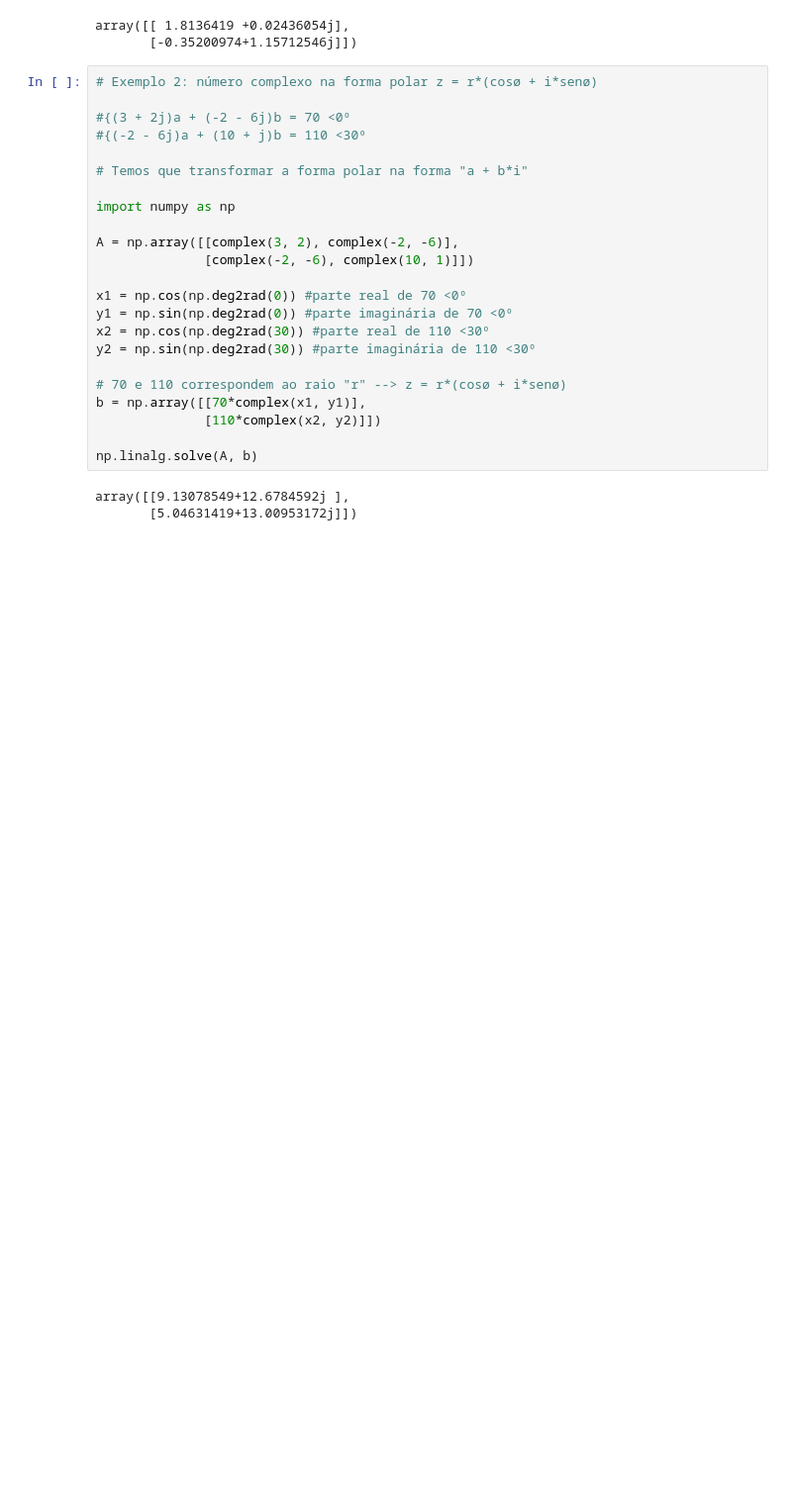
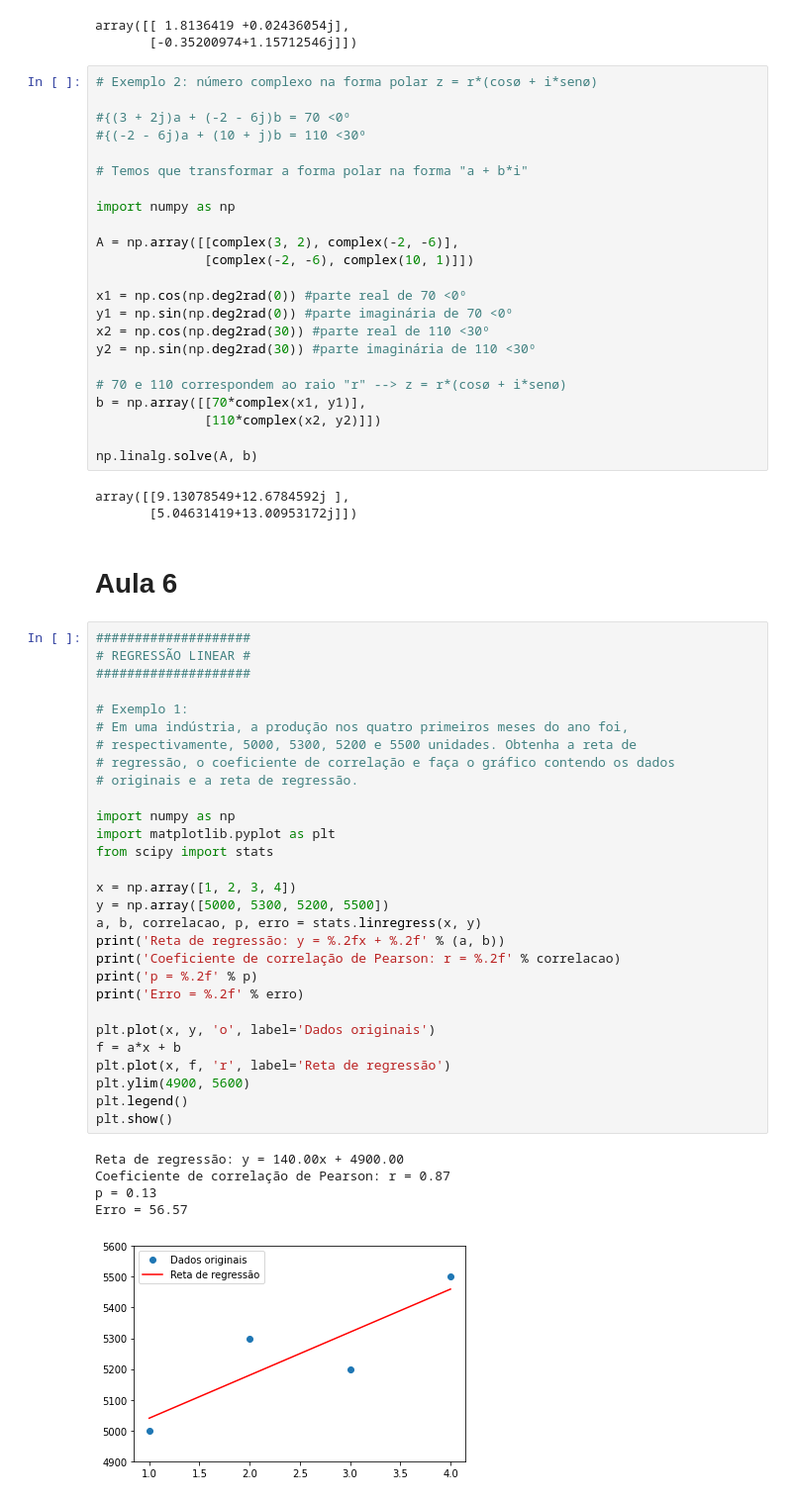
Before and after one commit to nirlan/applied-math-python, a Jupyter notebook: Ferramentas_Matemáticas_Aplicadas.ipynb, the cells around one changed output. Shown: that part at 99% size. Cells and saved outputs as stored; diff of their text form; blank space fills up the shorter version.

```diff
--- a/Ferramentas_Matemáticas_Aplicadas.ipynb
+++ b/Ferramentas_Matemáticas_Aplicadas.ipynb
@@ -1139,3 +1139,40 @@ np.linalg.solve(A, b)
 # %% [output]
 array([[9.13078549+12.6784592j ],
        [5.04631419+13.00953172j]])
+# %% [markdown]
+# Aula 6
+# %%
+####################
+# REGRESSÃO LINEAR #
+####################
+
+# Exemplo 1:
+# Em uma indústria, a produção nos quatro primeiros meses do ano foi,
+# respectivamente, 5000, 5300, 5200 e 5500 unidades. Obtenha a reta de
+# regressão, o coeficiente de correlação e faça o gráfico contendo os dados
+# originais e a reta de regressão.
+
+import numpy as np
+import matplotlib.pyplot as plt
+from scipy import stats
+
+x = np.array([1, 2, 3, 4])
+y = np.array([5000, 5300, 5200, 5500])
+a, b, correlacao, p, erro = stats.linregress(x, y)
+print('Reta de regressão: y = %.2fx + %.2f' % (a, b))
+print('Coeficiente de correlação de Pearson: r = %.2f' % correlacao)
+print('p = %.2f' % p)
+print('Erro = %.2f' % erro)
+
+plt.plot(x, y, 'o', label='Dados originais')
+f = a*x + b
+plt.plot(x, f, 'r', label='Reta de regressão')
+plt.ylim(4900, 5600)
+plt.legend()
+plt.show()
+# %% [output]
+Reta de regressão: y = 140.00x + 4900.00
+Coeficiente de correlação de Pearson: r = 0.87
+p = 0.13
+Erro = 56.57
+[figure, added]
```
Also changed, not shown: parts of 12 cells of this notebook.
